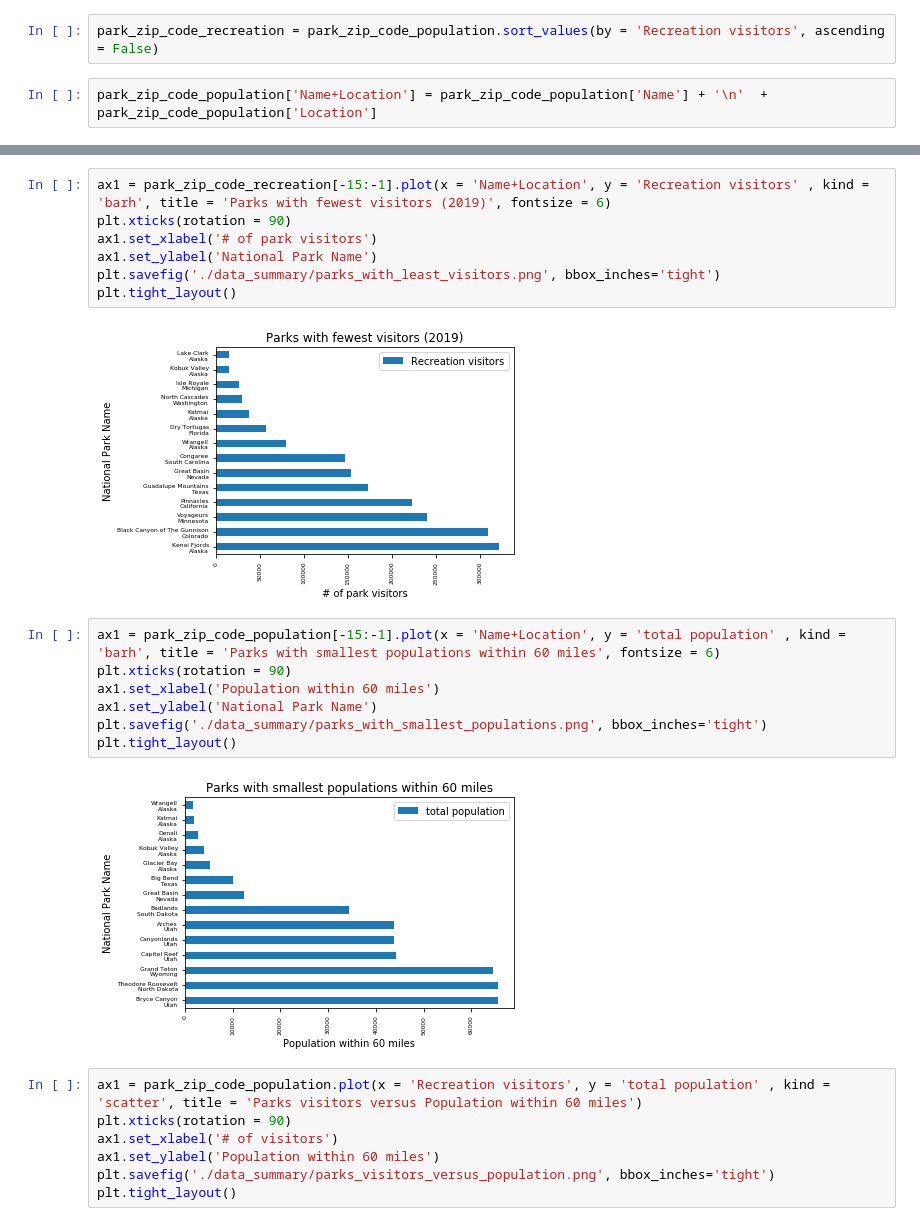
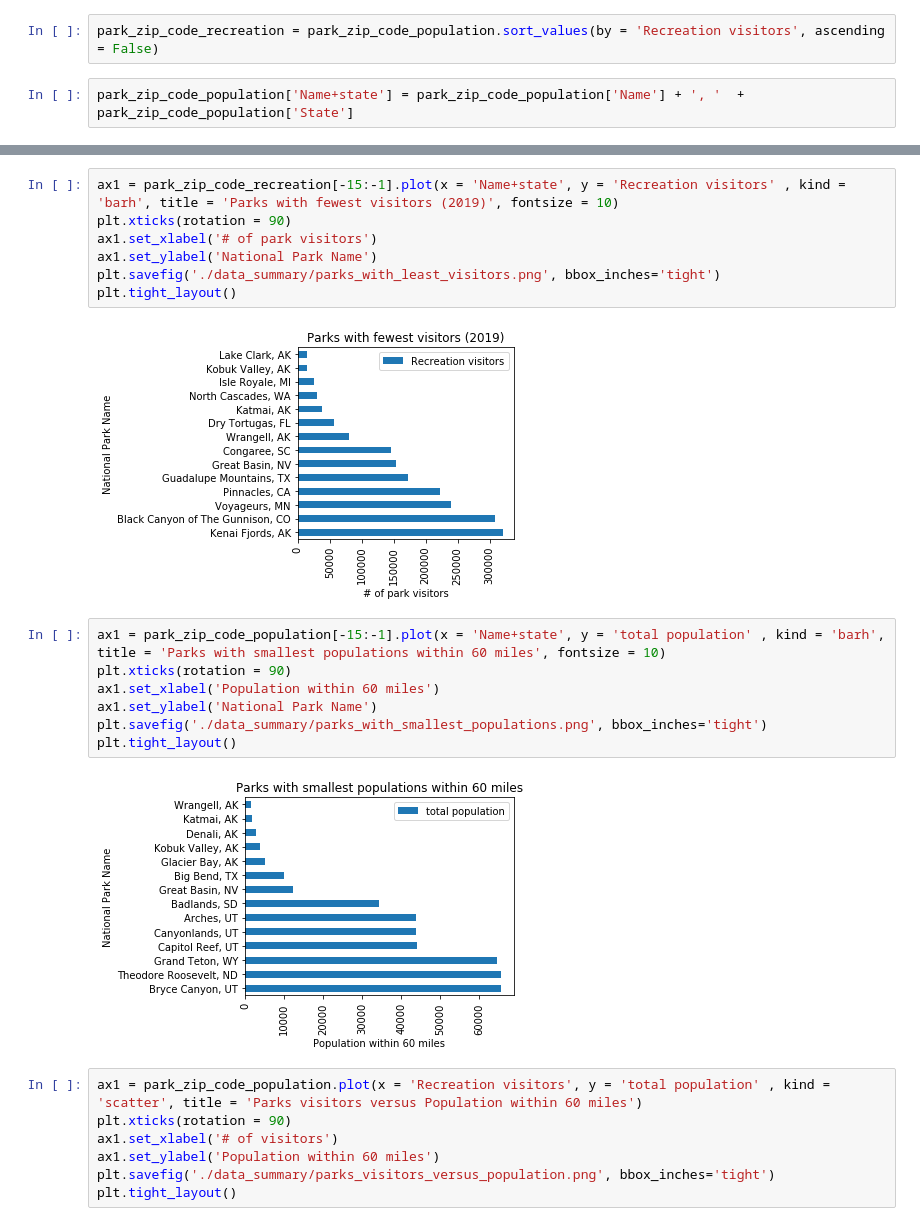
Before and after one commit to theaddies/bootcamp_project_1, a Jupyter notebook: NP_zip_code_radius.ipynb, the cells around one changed output, grey strips where cells are left out. Saved outputs shown, nothing was run; the diff lists cells and outputs as text.

Commit message:
minor improvements to graphs

```diff
--- a/NP_zip_code_radius.ipynb
+++ b/NP_zip_code_radius.ipynb
@@ -218,5 +210,5 @@ park_zip_code_population.sort_values(by = 'total population', inplace = True, as
 # %%
 park_zip_code_recreation = park_zip_code_population.sort_values(by = 'Recreation visitors', ascending = False)
 # %%
-park_zip_code_population['Name+Location'] = park_zip_code_population['Name'] + '\n'  + park_zip_code_population['Location']
+park_zip_code_population['Name+state'] = park_zip_code_population['Name'] + ', '  + park_zip_code_population['State']
 # %%
@@ -242,21 +234,21 @@ plt.tight_layout()
 # %%
-ax1 = park_zip_code_recreation[-15:-1].plot(x = 'Name+Location', y = 'Recreation visitors' , kind = 'barh', title = 'Parks with fewest visitors (2019)', fontsize = 6)
+ax1 = park_zip_code_recreation[-15:-1].plot(x = 'Name+state', y = 'Recreation visitors' , kind = 'barh', title = 'Parks with fewest visitors (2019)', fontsize = 10)
 plt.xticks(rotation = 90)
 ax1.set_xlabel('# of park visitors')
 ax1.set_ylabel('National Park Name')
 plt.savefig('./data_summary/parks_with_least_visitors.png', bbox_inches='tight')
 plt.tight_layout()
 # %% [output]
-[figure, old version]
+[figure, new version]
 # %%
-ax1 = park_zip_code_population[-15:-1].plot(x = 'Name+Location', y = 'total population' , kind = 'barh', title = 'Parks with smallest populations within 60 miles', fontsize = 6)
+ax1 = park_zip_code_population[-15:-1].plot(x = 'Name+state', y = 'total population' , kind = 'barh', title = 'Parks with smallest populations within 60 miles', fontsize = 10)
 plt.xticks(rotation = 90)
 ax1.set_xlabel('Population within 60 miles')
 ax1.set_ylabel('National Park Name')
 plt.savefig('./data_summary/parks_with_smallest_populations.png', bbox_inches='tight')
 plt.tight_layout()
 # %% [output]
-[figure, old version]
+[figure, new version]
 # %%
 ax1 = park_zip_code_population.plot(x = 'Recreation visitors', y = 'total population' , kind = 'scatter', title = 'Parks visitors versus Population within 60 miles')
 plt.xticks(rotation = 90)
```
Also changed, not shown: parts of 7 cells of this notebook, 6 other files.
